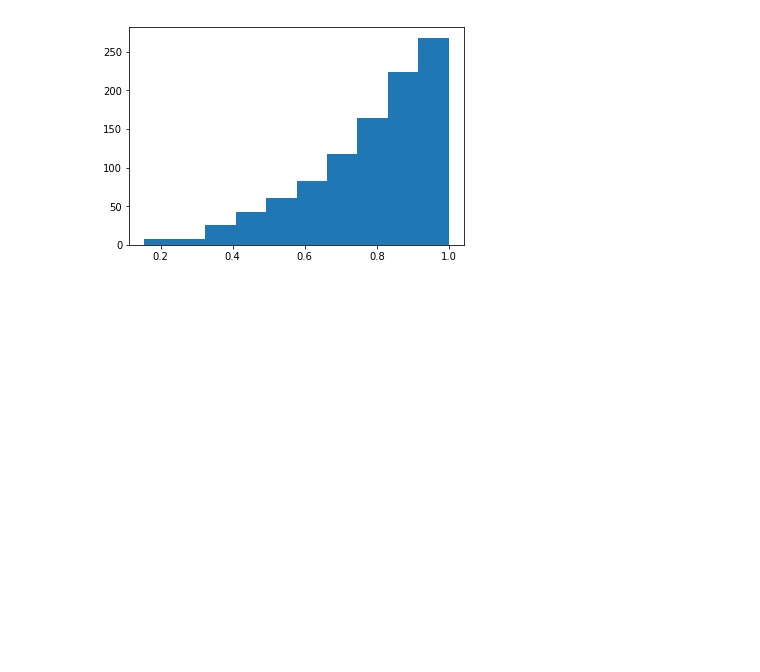
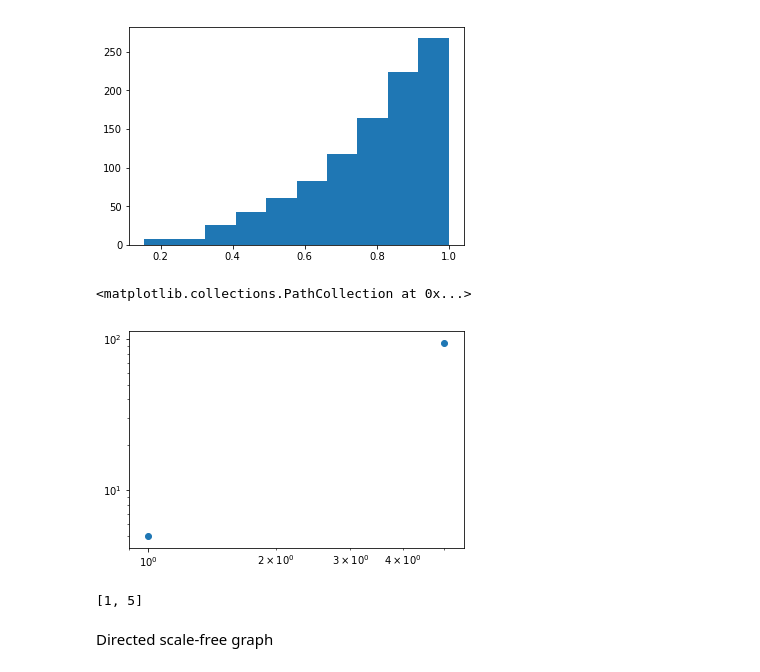
Before and after one commit to yokaiAG/Stage2019, a Jupyter notebook: Code/Tests.ipynb, the cells around one changed output. Drawn from its saved outputs; the diff is of its cells as text; code cells hidden in the pictures; blank space fills up the shorter version.

```diff
--- a/Code/Tests.ipynb
+++ b/Code/Tests.ipynb
@@ -20,7 +20,7 @@ for line in open("PsiResults/Psis/weibo_model_truegraph_4500-4546emul.txt"):
     model[int(line[0])] = float(line[1])
 # %%
 from operator import itemgetter
-with open("../PsiResults/Psis/weibo_model_truegraph_top8002emul.txt", "w") as out:
+with open("../PsiResults/Psis/weibo_model_truegraph_full.txt", "w") as out:
     for user,psi in sorted(model.items(), key=itemgetter(1), reverse=True):
         out.write("{} {}\n".format(user,psi))
 # %%
@@ -30,3 +30,10 @@ len(model)
+# %%
+for line in open("../PsiResults/Psis/weibo_emul.txt"):
+    line = line.split()
+    user, psi = int(line[0]), float(line[1])
+    if user in model:
+        if psi==0:
+            del model[user]
 # %%
 while False:
     print(1)
@@ -224,3 +231,31 @@ for line in open("../Datasets/russian_adjList_full.txt"):
 for line in open("../Datasets/russian_adjList_new.txt"):
     out.write(line)
 out.close()
+# %%
+n = 100
+n_followers, n_leaders = [0]*n, [0]*n
+for line in open("../Datasets/Newman/rapportStage/adjList_power.txt"):
+    line = line.split()
+    l, f = int(line[0]), int(line[1])
+    n_followers[l] += 1
+    n_leaders[f] += 1
+# %%
+lead2plot = list()
+for i in sorted(set(n_leaders)):
+    lead2plot.append(n_leaders.count(i))
+# %%
+fig, ax = plt.subplots()
+ax.set_xscale('log')
+ax.set_yscale('log')
+
+# leaders
+ax.scatter(sorted(set(n_leaders)), lead2plot)
+# %% [output]
+<matplotlib.collections.PathCollection at 0x...>
+[figure, added]
+# %%
+sorted(set(n_leaders))
+# %% [output]
+[1, 5]
+# %% [markdown]
+Directed scale-free graph
```
Also changed, not shown: parts of 11 cells of this notebook, 35 other files.
